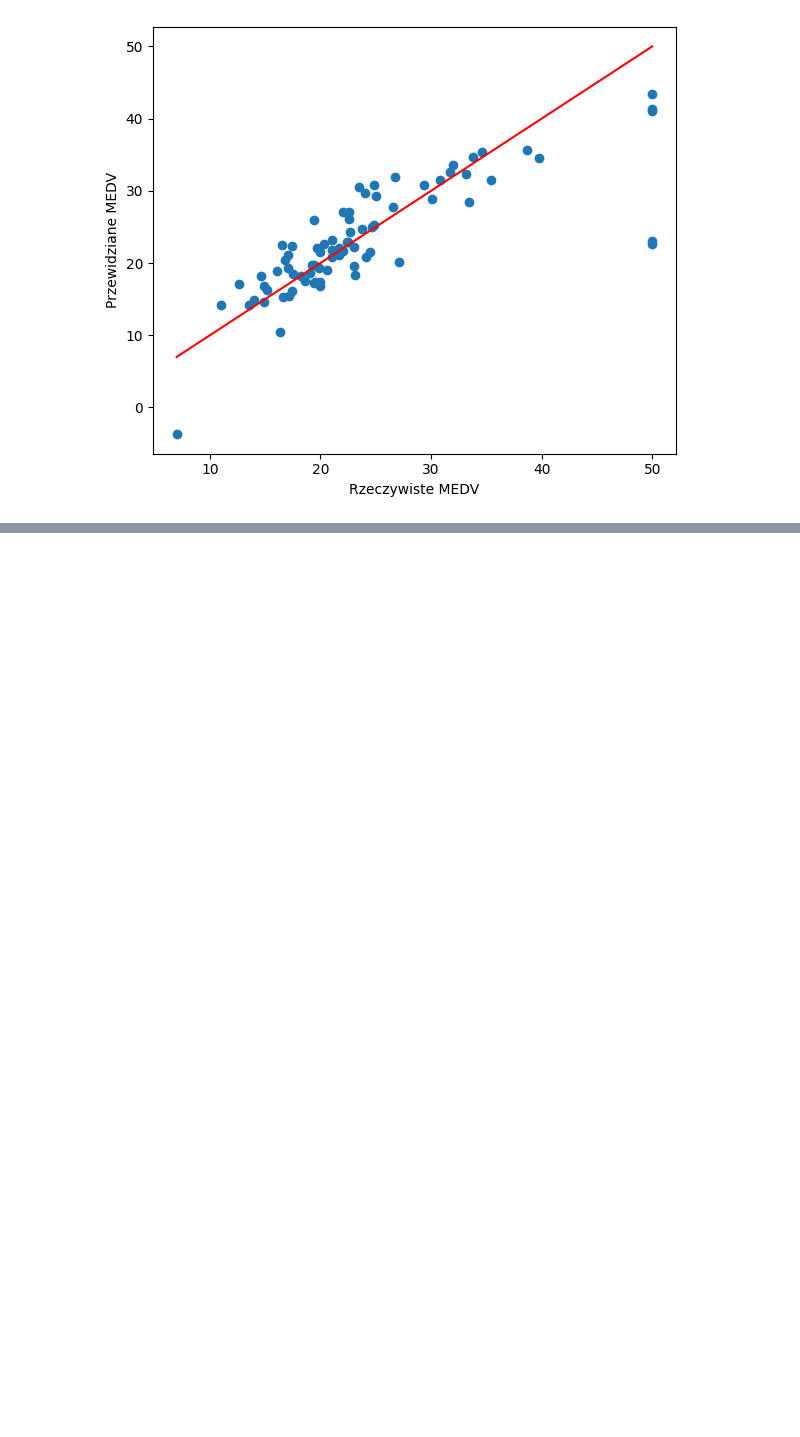
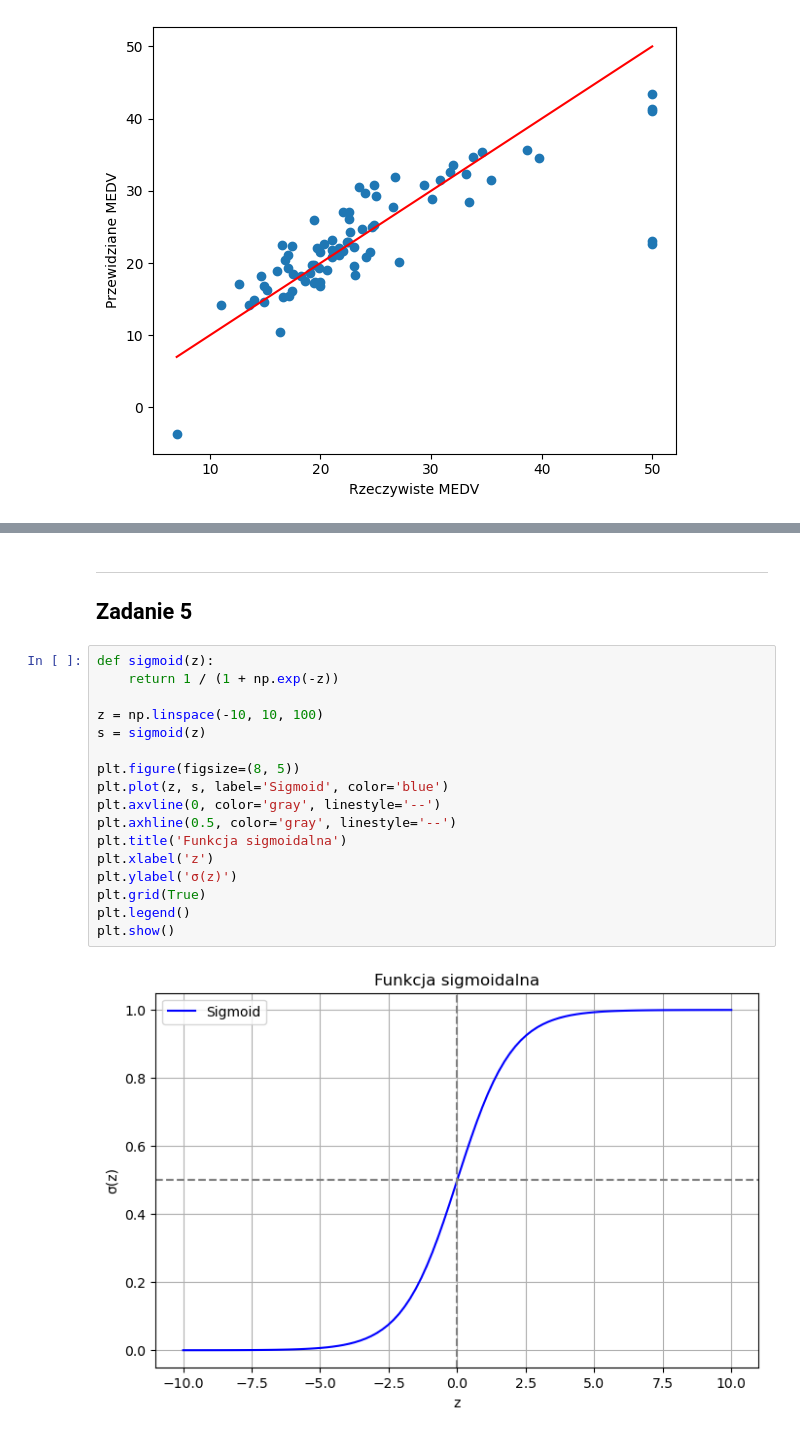
Before and after one commit to mathieuboro/Introduction_to_Machine_Learning, a Jupyter notebook: Lista3 - 275986_276011.ipynb, the cells around one changed output, grey strips where cells are left out. Saved outputs shown, nothing was run; the diff lists cells and outputs as text; blank space fills up the shorter version.

```diff
--- a/Lista3 - 275986_276011.ipynb
+++ b/Lista3 - 275986_276011.ipynb
@@ -202,0 +251,22 @@ display(metrics_compare)
+# %% [markdown]
+___
+## Zadanie 5
+# %%
+def sigmoid(z):
+    return 1 / (1 + np.exp(-z))
+
+z = np.linspace(-10, 10, 100)
+s = sigmoid(z)
+
+plt.figure(figsize=(8, 5))
+plt.plot(z, s, label='Sigmoid', color='blue')
+plt.axvline(0, color='gray', linestyle='--')
+plt.axhline(0.5, color='gray', linestyle='--')
+plt.title('Funkcja sigmoidalna')
+plt.xlabel('z')
+plt.ylabel('σ(z)')
+plt.grid(True)
+plt.legend()
+plt.show()
+# %% [output]
+[figure, added]
```
Also changed, not shown: parts of 15 cells of this notebook.
